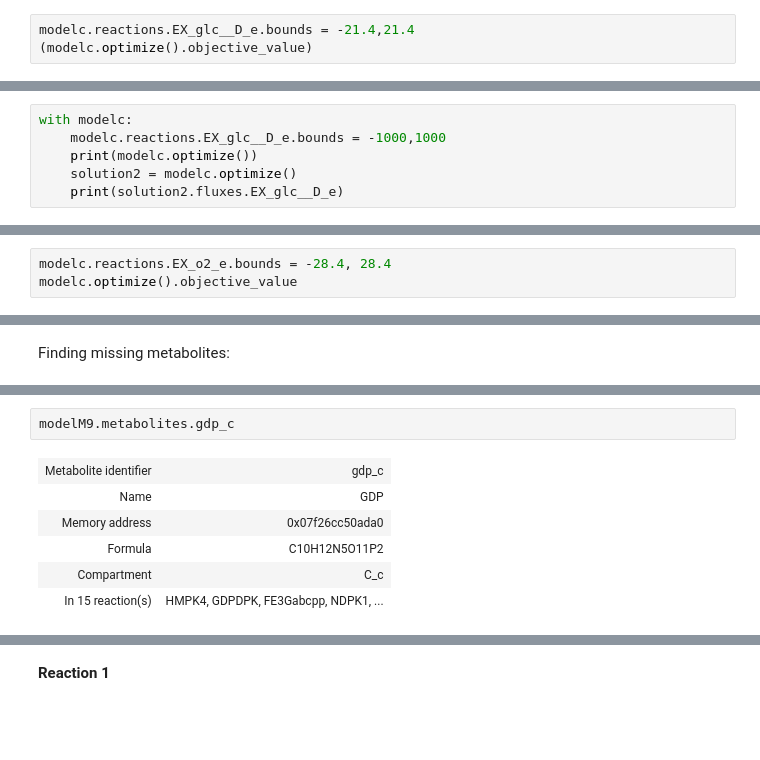
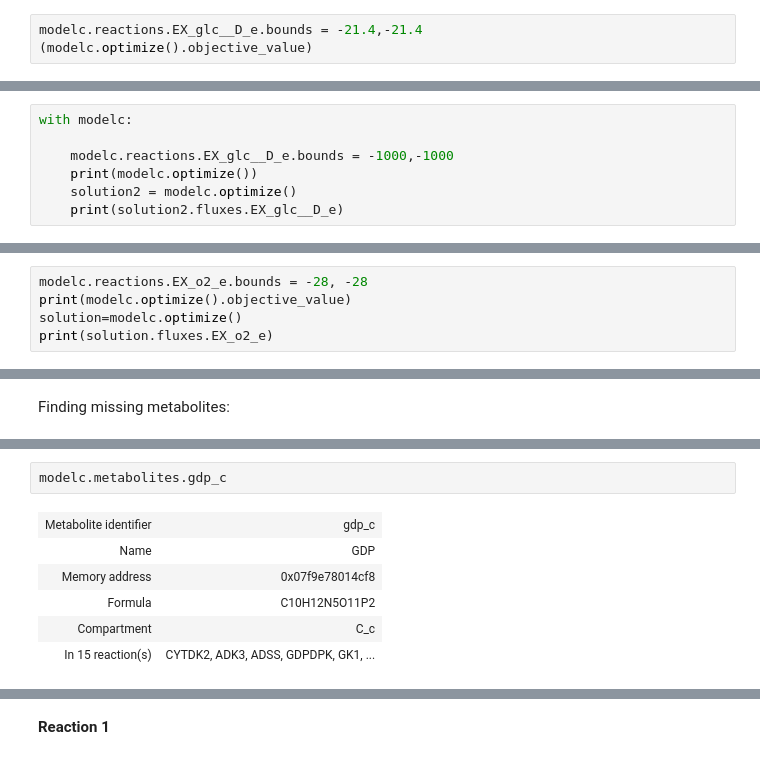
Before and after one commit to 27410/27410-2020-group-project-group-7_vibrio-natriegens, a Jupyter notebook: Report.ipynb, the cells around one changed output, grey strips where cells are left out. Saved outputs shown, nothing was run; the diff lists cells and outputs as text; blank space fills up the shorter version.

Commit message:
insertion of bounds in order to have production of beta-carotene

```diff
--- a/Report.ipynb
+++ b/Report.ipynb
@@ -75,6 +73,6 @@ For that a copy of modelM9 is made:
 # %%
 modelc = modelM9.copy()
 # %%
-modelc.reactions.EX_glc__D_e.bounds = -21.4,21.4
+modelc.reactions.EX_glc__D_e.bounds = -21.4,-21.4
 (modelc.optimize().objective_value)
 # %% [output]
@@ -82,6 +80,7 @@ modelc.reactions.EX_glc__D_e.bounds = -21.4,21.4
 # %%
 with modelc:
-    modelc.reactions.EX_glc__D_e.bounds = -1000,1000
+
+    modelc.reactions.EX_glc__D_e.bounds = -1000,-1000
     print(modelc.optimize())
     solution2 = modelc.optimize()
     print(solution2.fluxes.EX_glc__D_e)
@@ -103,4 +104,6 @@ solution.fluxes.EX_o2_e
 # %%
-modelc.reactions.EX_o2_e.bounds = -28.4, 28.4
-modelc.optimize().objective_value
+modelc.reactions.EX_o2_e.bounds = -28, -28
+print(modelc.optimize().objective_value)
+solution=modelc.optimize()
+print(solution.fluxes.EX_o2_e)
 # %% [output]
@@ -193,12 +196,12 @@ modelM9.metabolites.query('gdp','id') ##GPP
  <Metabolite gdptp_c at 0x...>,
  <Metabolite tagdp__D_c at 0x...>]
 # %%
-modelM9.metabolites.gdp_c
+modelc.metabolites.gdp_c
 # %% [output]
 | Metabolite identifier | gdp_c |
 | Name | GDP |
-| Memory address | 0x07f26cc50ada0 |
+| Memory address | 0x07f9e78014cf8 |
 | Formula | C10H12N5O11P2 |
 | Compartment | C_c |
-| In 15 reaction(s) | HMPK4, GDPDPK, FE3Gabcpp, NDPK1, ... |
+| In 15 reaction(s) | CYTDK2, ADK3, ADSS, GDPDPK, GK1, ... |
 # %%
```
Also changed, not shown: parts of 49 cells of this notebook, 1 other file.
